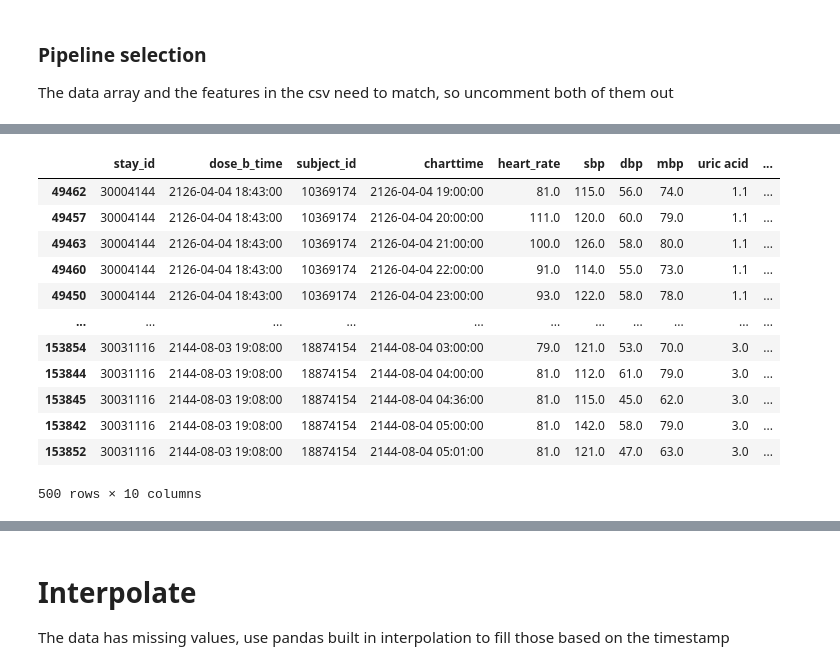
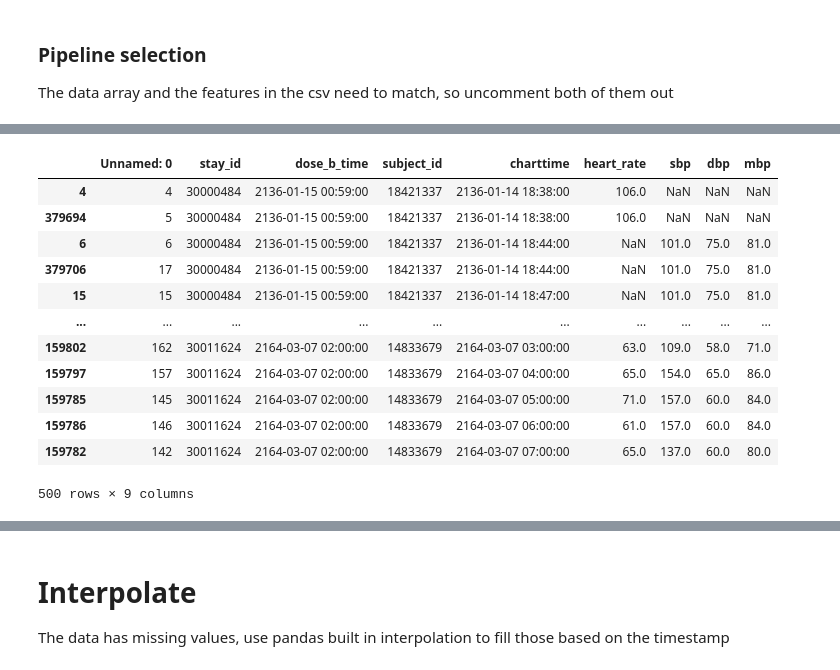
Before and after one commit to stevelan/UniMLHealth-GroupProject, a Jupyter notebook: notebooks/03-ml-training.ipynb, the cells around one changed output, grey strips where cells are left out. Drawn from its saved outputs; the diff is of its cells as text; code cells hidden in the pictures.

```diff
--- a/notebooks/03-ml-training.ipynb
+++ b/notebooks/03-ml-training.ipynb
@@ -16,14 +16,20 @@ rc.configure()
 ### Pipeline selection
 The data array and the features in the csv need to match, so uncomment both of them out
 # %%
-# Swith between different csvs, haven't automated detection of this yet. The data array
+# Switch between different csv files, haven't automated detection of this yet. The data array
 # needs to match the feature columns in the csv, or those features will be ignored.
 
 ##### uncomment this set of features and
-# data_arrays = ["heart_rate", "sbp", "dbp", "mbp"]
-# vitals_data_df = pd.read_csv(config.out_dir / 'vitals_data-abc-before-and-after.csv')
+data_arrays = ["heart_rate", "sbp", "dbp", "mbp"]
+vitals_data_df = pd.read_csv(config.out_dir / 'vitals_data_before_and_after.csv')
+vitals_no_ddi = pd.read_csv(config.out_dir / 'vitals_data_no_drug_interaction.csv')
 
-data_arrays = ["heart_rate", "sbp", "dbp", "mbp", "uric acid", "creatinine"]
-vitals_data_df = pd.read_csv('vitals_kidney_data.csv')
+# data_arrays = ["heart_rate", "sbp", "dbp", "mbp", "uric acid", "creatinine"]
+# vitals_data_df = pd.read_csv('vitals_kidney_data.csv')
 
 print(vitals_data_df.dtypes)
+
+print(f"Duplicates found: {vitals_no_ddi[vitals_no_ddi['subject_id'].isin(vitals_data_df['subject_id'])]['subject_id'].nunique()}")
+vitals_no_ddi = vitals_no_ddi[~vitals_no_ddi['subject_id'].isin(vitals_data_df['subject_id'])]
+print(f"Remaining duplicates: {vitals_no_ddi[vitals_no_ddi['subject_id'].isin(vitals_data_df['subject_id'])]['subject_id'].nunique()}")
+vitals_data_df.head(500)
@@ -30,19 +62,23 @@ print(vitals_data_df.dtypes)
 # %%
-vitals_data_df["charttime"] = vitals_data_df["charttime"].astype("datetime64[s]")
-vitals_data_df["dose_b_time"] = vitals_data_df["dose_b_time"].astype("datetime64[s]")
+def fix_csv_data_types(df):
+    df["charttime"] = df["charttime"].astype("datetime64[s]")
+    df["dose_b_time"] = df["dose_b_time"].astype("datetime64[s]")
+    return df
+
+vitals_data_df = fix_csv_data_types(vitals_data_df)
+vitals_no_ddi = fix_csv_data_types(vitals_no_ddi)
 
 vitals_data_df = vitals_data_df.sort_values(by=["stay_id", "dose_b_time", "charttime"])
 
 try:
     serializer = Serializer()
     cohort_with_icd = serializer.read_cohort()  # need to run 01-cohort.ipynb to produce the cohort
-    print(len(cohort_with_icd))
-    cohort_without_icd = serializer.read_cohort_with_no_icd()
-    print(len(cohort_without_icd))
-    cohort = pd.concat([cohort_with_icd, cohort_without_icd])
 except FileNotFoundError:
     raise Exception("Need to run [01-cohort.ipynb] at least once to create the cohort file in the /out directory")
 
+
+
 print(vitals_data_df.describe())
+print(vitals_no_ddi.describe())
 vitals_data_df.head(500)
 # %% [output]
@@ -66,16 +102,16 @@ std         2.540652       0.219959
-|  | stay_id | dose_b_time | subject_id | charttime | heart_rate | sbp | dbp | mbp | uric acid | ... |
-| 49462 | 30004144 | 2126-04-04 18:43:00 | 10369174 | 2126-04-04 19:00:00 | 81.0 | 115.0 | 56.0 | 74.0 | 1.1 | ... |
-| 49457 | 30004144 | 2126-04-04 18:43:00 | 10369174 | 2126-04-04 20:00:00 | 111.0 | 120.0 | 60.0 | 79.0 | 1.1 | ... |
-| 49463 | 30004144 | 2126-04-04 18:43:00 | 10369174 | 2126-04-04 21:00:00 | 100.0 | 126.0 | 58.0 | 80.0 | 1.1 | ... |
-| 49460 | 30004144 | 2126-04-04 18:43:00 | 10369174 | 2126-04-04 22:00:00 | 91.0 | 114.0 | 55.0 | 73.0 | 1.1 | ... |
-| 49450 | 30004144 | 2126-04-04 18:43:00 | 10369174 | 2126-04-04 23:00:00 | 93.0 | 122.0 | 58.0 | 78.0 | 1.1 | ... |
-| ... | ... | ... | ... | ... | ... | ... | ... | ... | ... | ... |
-| 153854 | 30031116 | 2144-08-03 19:08:00 | 18874154 | 2144-08-04 03:00:00 | 79.0 | 121.0 | 53.0 | 70.0 | 3.0 | ... |
-| 153844 | 30031116 | 2144-08-03 19:08:00 | 18874154 | 2144-08-04 04:00:00 | 81.0 | 112.0 | 61.0 | 79.0 | 3.0 | ... |
-| 153845 | 30031116 | 2144-08-03 19:08:00 | 18874154 | 2144-08-04 04:36:00 | 81.0 | 115.0 | 45.0 | 62.0 | 3.0 | ... |
-| 153842 | 30031116 | 2144-08-03 19:08:00 | 18874154 | 2144-08-04 05:00:00 | 81.0 | 142.0 | 58.0 | 79.0 | 3.0 | ... |
-| 153852 | 30031116 | 2144-08-03 19:08:00 | 18874154 | 2144-08-04 05:01:00 | 81.0 | 121.0 | 47.0 | 63.0 | 3.0 | ... |
+|  | Unnamed: 0 | stay_id | dose_b_time | subject_id | charttime | heart_rate | sbp | dbp | mbp |
+| 4 | 4 | 30000484 | 2136-01-15 00:59:00 | 18421337 | 2136-01-14 18:38:00 | 106.0 | NaN | NaN | NaN |
+| 379694 | 5 | 30000484 | 2136-01-15 00:59:00 | 18421337 | 2136-01-14 18:38:00 | 106.0 | NaN | NaN | NaN |
+| 6 | 6 | 30000484 | 2136-01-15 00:59:00 | 18421337 | 2136-01-14 18:44:00 | NaN | 101.0 | 75.0 | 81.0 |
+| 379706 | 17 | 30000484 | 2136-01-15 00:59:00 | 18421337 | 2136-01-14 18:44:00 | NaN | 101.0 | 75.0 | 81.0 |
+| 15 | 15 | 30000484 | 2136-01-15 00:59:00 | 18421337 | 2136-01-14 18:47:00 | NaN | 101.0 | 75.0 | 81.0 |
+| ... | ... | ... | ... | ... | ... | ... | ... | ... | ... |
+| 159802 | 162 | 30011624 | 2164-03-07 02:00:00 | 14833679 | 2164-03-07 03:00:00 | 63.0 | 109.0 | 58.0 | 71.0 |
+| 159797 | 157 | 30011624 | 2164-03-07 02:00:00 | 14833679 | 2164-03-07 04:00:00 | 65.0 | 154.0 | 65.0 | 86.0 |
+| 159785 | 145 | 30011624 | 2164-03-07 02:00:00 | 14833679 | 2164-03-07 05:00:00 | 71.0 | 157.0 | 60.0 | 84.0 |
+| 159786 | 146 | 30011624 | 2164-03-07 02:00:00 | 14833679 | 2164-03-07 06:00:00 | 61.0 | 157.0 | 60.0 | 84.0 |
+| 159782 | 142 | 30011624 | 2164-03-07 02:00:00 | 14833679 | 2164-03-07 07:00:00 | 65.0 | 137.0 | 60.0 | 80.0 |
-500 rows × 10 columns
+500 rows × 9 columns
 # %%
 # join with icd code info to create has_icd
 
```
Also changed, not shown: parts of 22 cells of this notebook, 7 other files.
